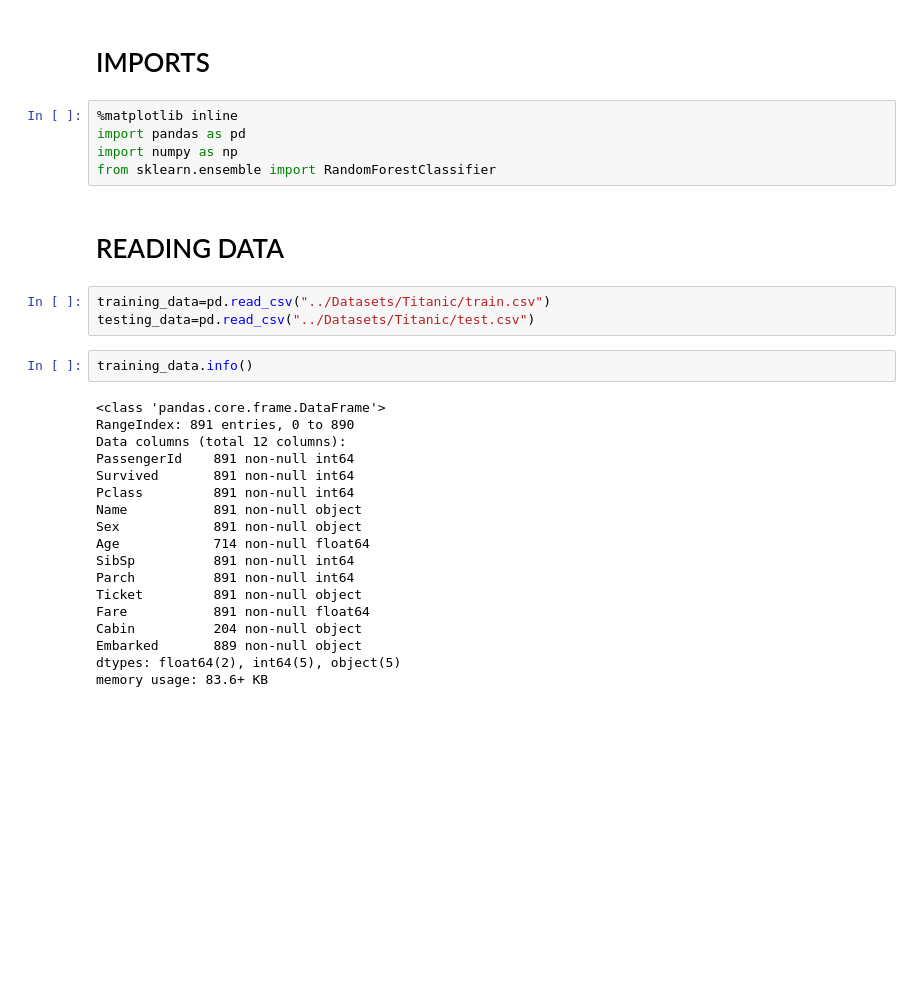
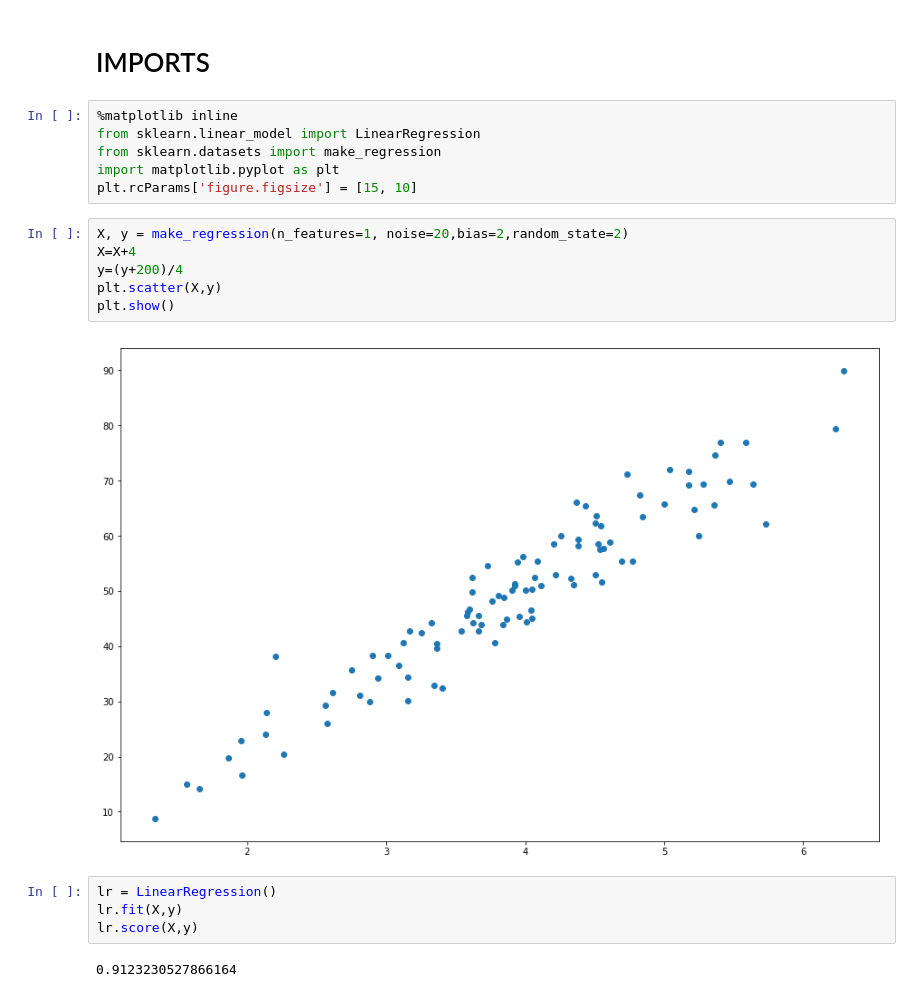
Before and after one commit to aniruddha96/Machine-Learning-Workshop, a Jupyter notebook: Notebooks/Lesson_1 Its easy.ipynb, the cells around one changed output. Cells and saved outputs as stored; diff of their text form; blank space fills up the shorter version.

Commit message:
Add files via upload
linear regression notebook

```diff
--- a/Notebooks/Lesson_1 Its easy.ipynb
+++ b/Notebooks/Lesson_1 Its easy.ipynb
@@ -1,32 +1,22 @@
 # %% [markdown]
 # IMPORTS
-# %%
-%matplotlib inline
-import pandas as pd
-import numpy as np
-from sklearn.ensemble import RandomForestClassifier
-# %% [markdown]
-# READING DATA
-# %%
-training_data=pd.read_csv("../Datasets/Titanic/train.csv")
-testing_data=pd.read_csv("../Datasets/Titanic/test.csv")
-# %%
-training_data.info()
-# %% [output]
-<class 'pandas.core.frame.DataFrame'>
-RangeIndex: 891 entries, 0 to 890
-Data columns (total 12 columns):
-PassengerId    891 non-null int64
-Survived       891 non-null int64
-Pclass         891 non-null int64
-Name           891 non-null object
-Sex            891 non-null object
-Age            714 non-null float64
-SibSp          891 non-null int64
-Parch          891 non-null int64
-Ticket         891 non-null object
-Fare           891 non-null float64
-Cabin          204 non-null object
-Embarked       889 non-null object
-dtypes: float64(2), int64(5), object(5)
-memory usage: 83.6+ KB
+# %%
+%matplotlib inline
+from sklearn.linear_model import LinearRegression
+from sklearn.datasets import make_regression
+import matplotlib.pyplot as plt
+plt.rcParams['figure.figsize'] = [15, 10]
+# %%
+X, y = make_regression(n_features=1, noise=20,bias=2,random_state=2)
+X=X+4
+y=(y+200)/4
+plt.scatter(X,y)
+plt.show()
+# %% [output]
+[figure, added]
+# %%
+lr = LinearRegression()
+lr.fit(X,y)
+lr.score(X,y)
+# %% [output]
+0.9123230527866164
```
Also changed, not shown: parts of 2 cells of this notebook, 4 other files.
